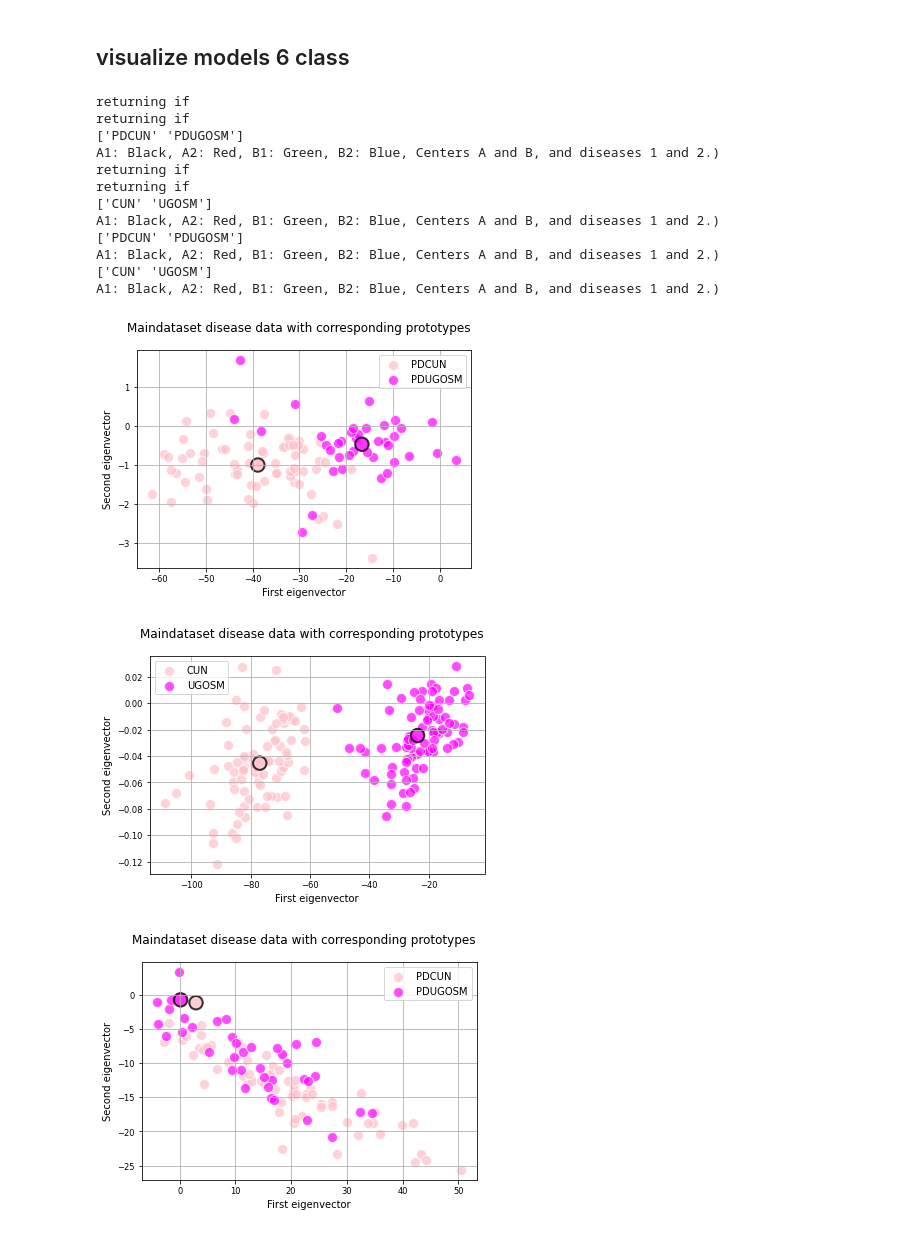
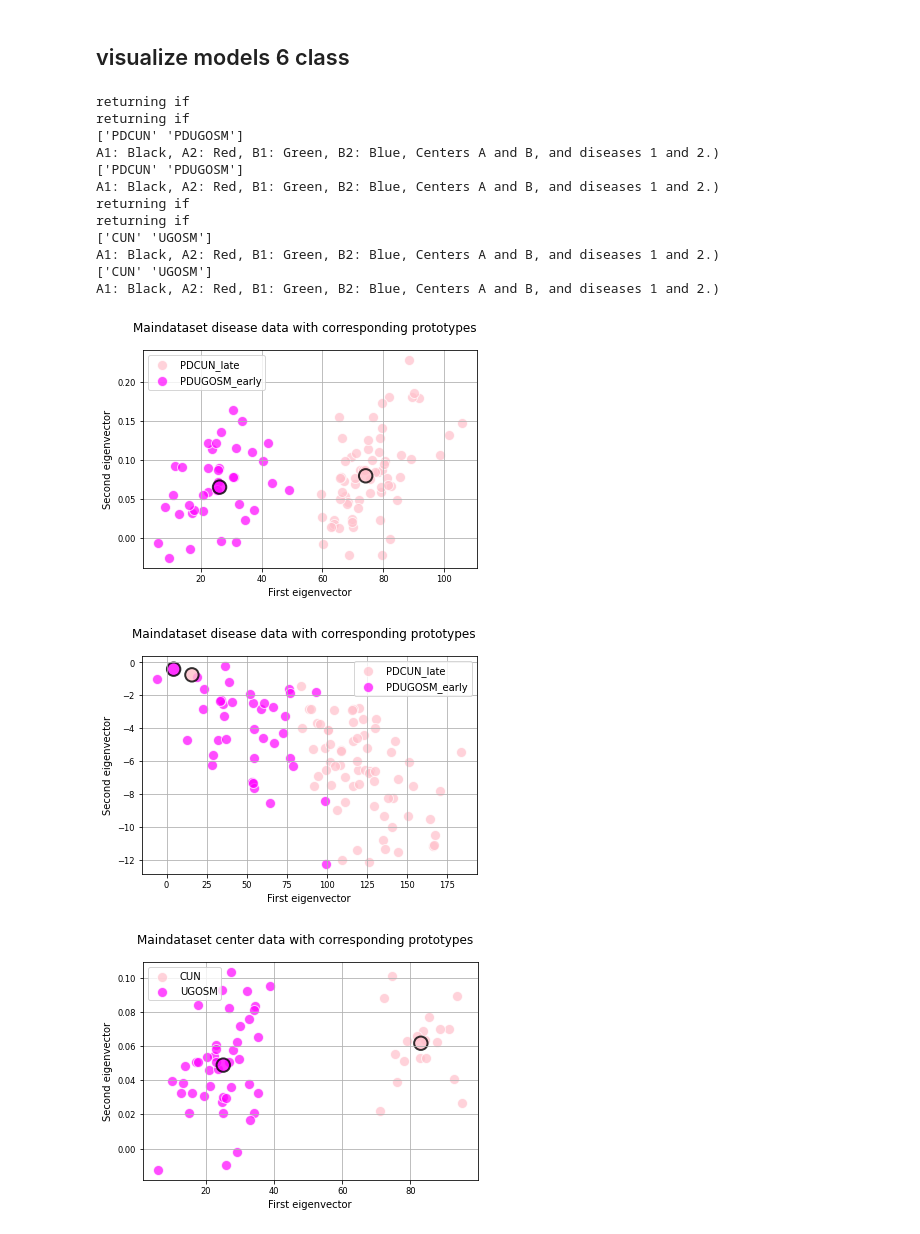
Before and after one commit to NehaBari/Masters-Thesis-2021, a Jupyter notebook: PDearlylate.ipynb, the cells around one changed output. Drawn from its saved outputs; the diff is of its cells as text; code cells hidden in the pictures.

Commit message:
Fixed center dataset

```diff
--- a/PDearlylate.ipynb
+++ b/PDearlylate.ipynb
@@ -389,7 +398,7 @@ The sum of the digonal of the center relevance matrix
 ## center data fitting (3 class)
 # %%
 
-diseasemodel,datamatrix1,labelmatrix1,scalars2,testlabelsd,predictedd,probabiltiesd,laeblscored,testing_indicesD,training_indicesD  = train_modelkfold(finaldatadisease,Finallabelsdisease,True,correctionmatrix1,10,scalar)
+diseasemodel,datamatrix1,labelmatrix1,scalars2,testlabelsd,predictedd,probabiltiesd,laeblscored,testing_indicesD,training_indicesD  = train_modelkfold(finaldatadisease,Finallabelsdisease,True,None,10,scalar)
 
 average_lambda_disease = calculate_lambda(diseasemodel,10)
 
@@ -457,14 +466,14 @@ predictedlabels = modeld.predict(finaldatadisease)
 # %%
 # training an individual model
 modelc = model_definition_center()
-centerdata1,scalarIc = ztransform(finaldatacenter,scalar)
+centerdata1,scalarIc = ztransform(finaldatacenter1,scalar)
 
-modelc.fit(finaldatacenter,finalcenterlabels)
+modelc.fit(finaldatacenter1,finalcenterlabels1)
 
 correctionmatrix12 = correction_matrix(modelc.eigenvectors_)
 datanoHC,scalarId = ztransform(finaldatadisease,scalar)
 
-modeld = model_definition_disease(correctionmatrix12)
+modeld = model_definition_disease(None)
 
 modeld.fit(finaldatadisease,Finallabelsdisease)
 predictedlabels = modeld.predict(finaldatadisease)
@@ -789,6 +798,7 @@ def visualizeSinglemodeld(model,scalarI,data,labels,eigenvaluesaverage,eigenvect
     fig, ax = plt.subplots()
     fig.suptitle("Maindataset disease data with corresponding prototypes")
     colors = ['pink','magenta']#,'red','lightgreen']
+    labelss = ['PDCUN_late','PDUGOSM_early']
     for i, cls in enumerate(model.classes_):
         ii = cls == labels
         ax.scatter(
@@ -798,7 +808,8 @@ def visualizeSinglemodeld(model,scalarI,data,labels,eigenvaluesaverage,eigenvect
             s=100,
             alpha=0.7,
             edgecolors="white",
-            label=model.classes_[model.prototypes_labels_[i]],
+            #label=model.classes_[model.prototypes_labels_[i]],
+            label=labelss[i]
         )
     ax.scatter(x_m, y_m, c=colors, s=180, alpha=0.8, edgecolors="black", linewidth=2.0)
     ax.set_xlabel("First eigenvector")
@@ -832,6 +889,7 @@ def averageprototype(model,scalarI,data,labels,eigenvaluesaverage,eigenvectorave
     fig, ax = plt.subplots()
     fig.suptitle("Maindataset disease data with corresponding prototypes")
     colors = ['pink','magenta']#,'red','lightgreen']
+    labelss = ['PDCUN_late','PDUGOSM_early']
     for i, cls in enumerate(model.classes_):
         ii = cls == labels
         ax.scatter(
@@ -841,7 +899,8 @@ def averageprototype(model,scalarI,data,labels,eigenvaluesaverage,eigenvectorave
             s=100,
             alpha=0.7,
             edgecolors="white",
-            label=model.classes_[model.prototypes_labels_[i]],
+            #label=model.classes_[model.prototypes_labels_[i]],
+            label = labelss[i]
         )
     ax.scatter(x_m, y_m, c=colors, s=180, alpha=0.8, edgecolors="black", linewidth=2.0)
     ax.set_xlabel("First eigenvector")
@@ -857,34 +959,24 @@ def averageprototype(model,scalarI,data,labels,eigenvaluesaverage,eigenvectorave
 # %%
 visualizeSinglemodeld(modeld,scalarId,finaldatadisease,Finallabelsdisease,modeld.eigenvalues_,modeld.eigenvectors_,modeld.prototypes_)
 
-visualizeSinglemodeld(modelc,scalarIc,finaldatacenter,finalcenterlabels,modelc.eigenvalues_,modelc.eigenvectors_,modelc.prototypes_)
-
 averageprototype(modeld,scalar,finaldatadisease,Finallabelsdisease,eigenvaluesdisease,eigenvectorsdisease,average_prototype_disease)
 
-averageprototype(modelc,scalarIc,finaldatacenter,finalcenterlabels,eigenvaluesdisease,eigenvectorsdisease,average_prototype_center)
+visualizeSinglemodelc(modelc,scalarIc,finaldatacenter1,finalcenterlabels1,modelc.eigenvalues_,modelc.eigenvectors_,modelc.prototypes_)
 
-# visualize_diseaseaverage(diseasemodel[0][2],scalars2[0][2],datamatrix1[0][2],labelmatrix1[0][2],eigenvaluesdisease,eigenvectorsdisease)
-#eigenvectorc  eigenvaluec eigenvectord eigenvalued
-
-#visualizeSinglemodeld(diseasemodel[0][3],scalars2[0][3],datamatrix1[0][3],labelmatrix1[0][3],diseasemodel[0][3].eigenvalues_,diseasemodel[0][3].eigenvectors_,diseasemodel[0][3].prototypes_)
-#averageprototype(centermodel[0][2],scalars1[0][2],finaldatacenter,finalcenterlabels,eigenvaluesdisease,eigenvectorsdisease,average_prototype_center)
-
-# Trained on 2 class but visualised with 6 class, below list
-#visualize_diseaseaverage(diseasemodel[0][2],scalars2[0][2],datamatrix1[0][2],labelmatrix1[0][2],eigenvaluesdisease,eigenvectorsdisease)
-#visualize_disease(diseasemodel[0][2],scalars2[0][2],datamatrix1[0][2],labelmatrix1[0][2])
+averageprototypec(modelc,scalarIc,finaldatacenter1,finalcenterlabels1,eigenvaluescenter,eigenvectorscenter,average_prototype_center)
 # %% [output]
 returning if
 returning if
+['PDCUN' 'PDUGOSM']
+A1: Black, A2: Red, B1: Green, B2: Blue, Centers A and B, and diseases 1 and 2.)
 ['PDCUN' 'PDUGOSM']
 A1: Black, A2: Red, B1: Green, B2: Blue, Centers A and B, and diseases 1 and 2.)
 returning if
 returning if
 ['CUN' 'UGOSM']
 A1: Black, A2: Red, B1: Green, B2: Blue, Centers A and B, and diseases 1 and 2.)
-['PDCUN' 'PDUGOSM']
-A1: Black, A2: Red, B1: Green, B2: Blue, Centers A and B, and diseases 1 and 2.)
 ['CUN' 'UGOSM']
 A1: Black, A2: Red, B1: Green, B2: Blue, Centers A and B, and diseases 1 and 2.)
-[figure, old version]
+[figure, new version]
-[figure, old version]
+[figure, new version]
-[figure, old version]
+[figure, new version]
```
Also changed, not shown: parts of 27 cells of this notebook.
